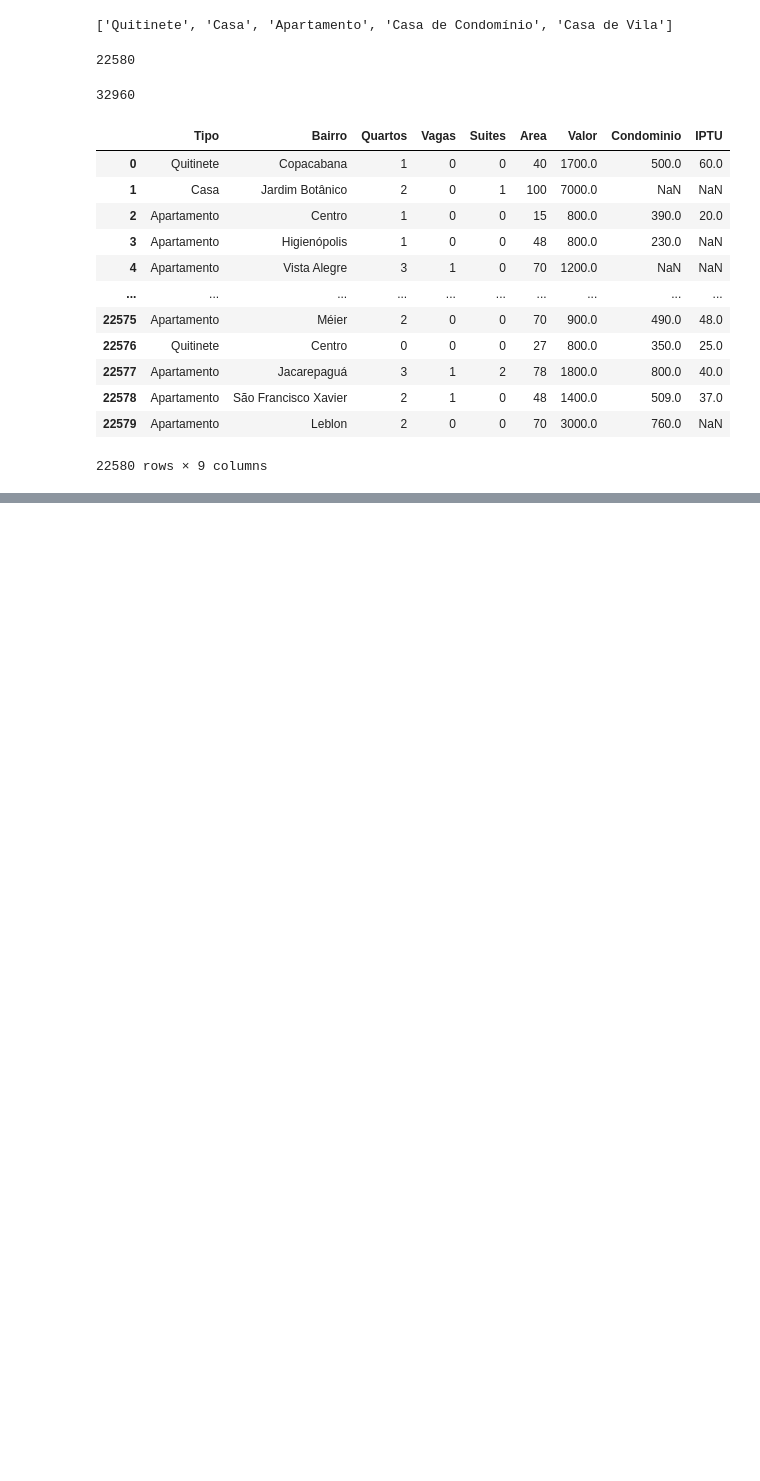
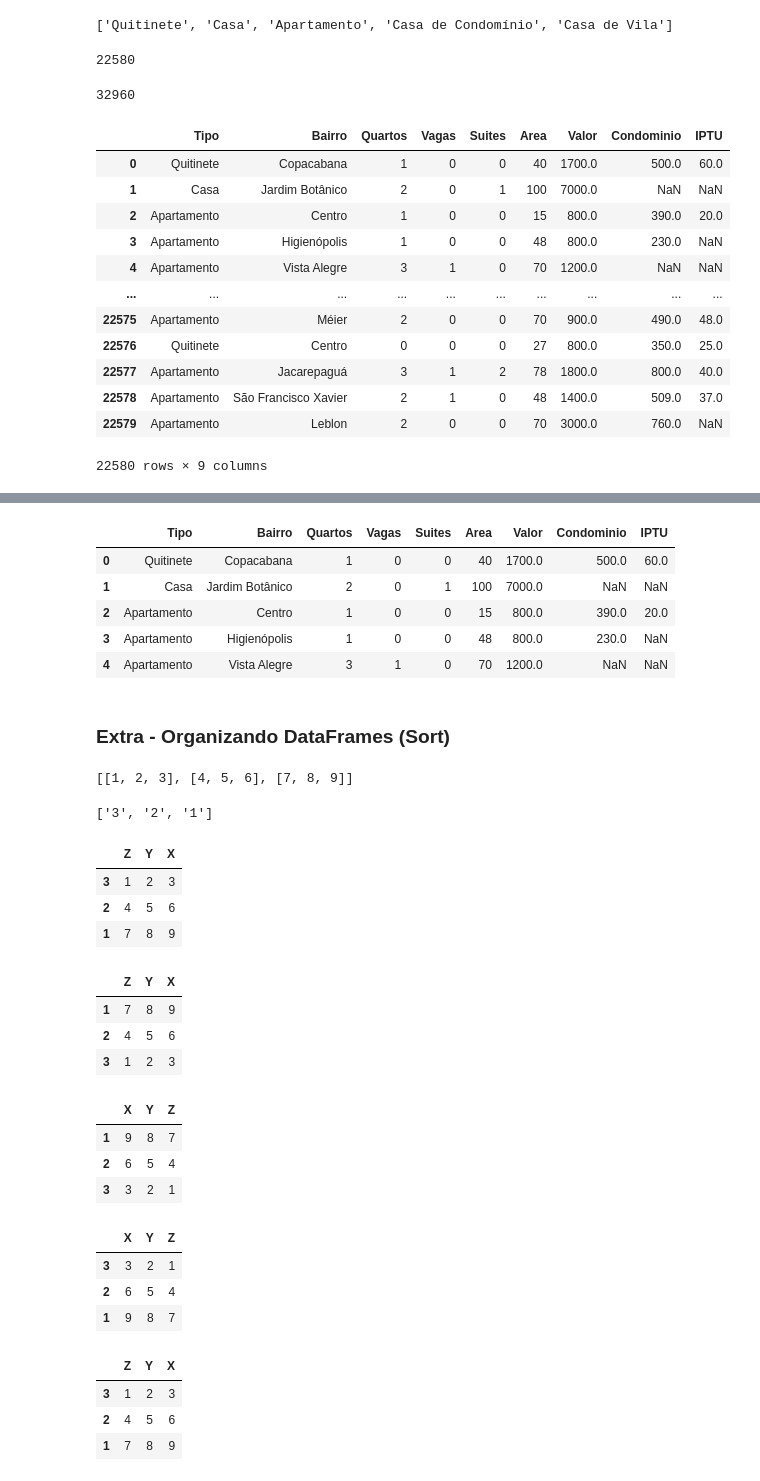
Before and after one commit to guilhermebap/Data-science-personal-study, a Jupyter notebook: Alura/cursos/Python Pandas - Tratando e analisando dados.ipynb, the cells around one changed output, grey strips where cells are left out. Cells and saved outputs as stored; diff of their text form; code cells hidden in the pictures; blank space fills up the shorter version.

```diff
--- a/Alura/cursos/Python Pandas - Tratando e analisando dados.ipynb
+++ b/Alura/cursos/Python Pandas - Tratando e analisando dados.ipynb
@@ -516,0 +534,61 @@ dados_residencial
+# %%
+dados_residencial_2 = pd.read_csv('output/data/aluguel_residencial.csv', sep=';')
+dados_residencial_2.head()
+# %% [output]
+|  | Tipo | Bairro | Quartos | Vagas | Suites | Area | Valor | Condominio | IPTU |
+| 0 | Quitinete | Copacabana | 1 | 0 | 0 | 40 | 1700.0 | 500.0 | 60.0 |
+| 1 | Casa | Jardim Botânico | 2 | 0 | 1 | 100 | 7000.0 | NaN | NaN |
+| 2 | Apartamento | Centro | 1 | 0 | 0 | 15 | 800.0 | 390.0 | 20.0 |
+| 3 | Apartamento | Higienópolis | 1 | 0 | 0 | 48 | 800.0 | 230.0 | NaN |
+| 4 | Apartamento | Vista Alegre | 3 | 1 | 0 | 70 | 1200.0 | NaN | NaN |
+# %% [markdown]
+### Extra - Organizando DataFrames (Sort)
+# %%
+data = [[1, 2, 3],[4, 5, 6],[7, 8, 9]]
+data
+# %% [output]
+[[1, 2, 3], [4, 5, 6], [7, 8, 9]]
+# %%
+list('321')
+# %% [output]
+['3', '2', '1']
+# %%
+df = pd.DataFrame(data, list('321'), list('ZYX'))
+df
+# %% [output]
+|  | Z | Y | X |
+| 3 | 1 | 2 | 3 |
+| 2 | 4 | 5 | 6 |
+| 1 | 7 | 8 | 9 |
+# %%
+df.sort_index(inplace=True)
+df
+# %% [output]
+|  | Z | Y | X |
+| 1 | 7 | 8 | 9 |
+| 2 | 4 | 5 | 6 |
+| 3 | 1 | 2 | 3 |
+# %%
+df.sort_index(inplace=True, axis=1)
+df
+# %% [output]
+|  | X | Y | Z |
+| 1 | 9 | 8 | 7 |
+| 2 | 6 | 5 | 4 |
+| 3 | 3 | 2 | 1 |
+# %%
+df.sort_values(by='X', inplace=True)
+df
+# %% [output]
+|  | X | Y | Z |
+| 3 | 3 | 2 | 1 |
+| 2 | 6 | 5 | 4 |
+| 1 | 9 | 8 | 7 |
+# %%
+df.sort_values(by='3', axis=1, inplace=True)
+df
+# %% [output]
+|  | Z | Y | X |
+| 3 | 1 | 2 | 3 |
+| 2 | 4 | 5 | 6 |
+| 1 | 7 | 8 | 9 |
```
Also changed, not shown: parts of 27 cells of this notebook, 2 other files.
